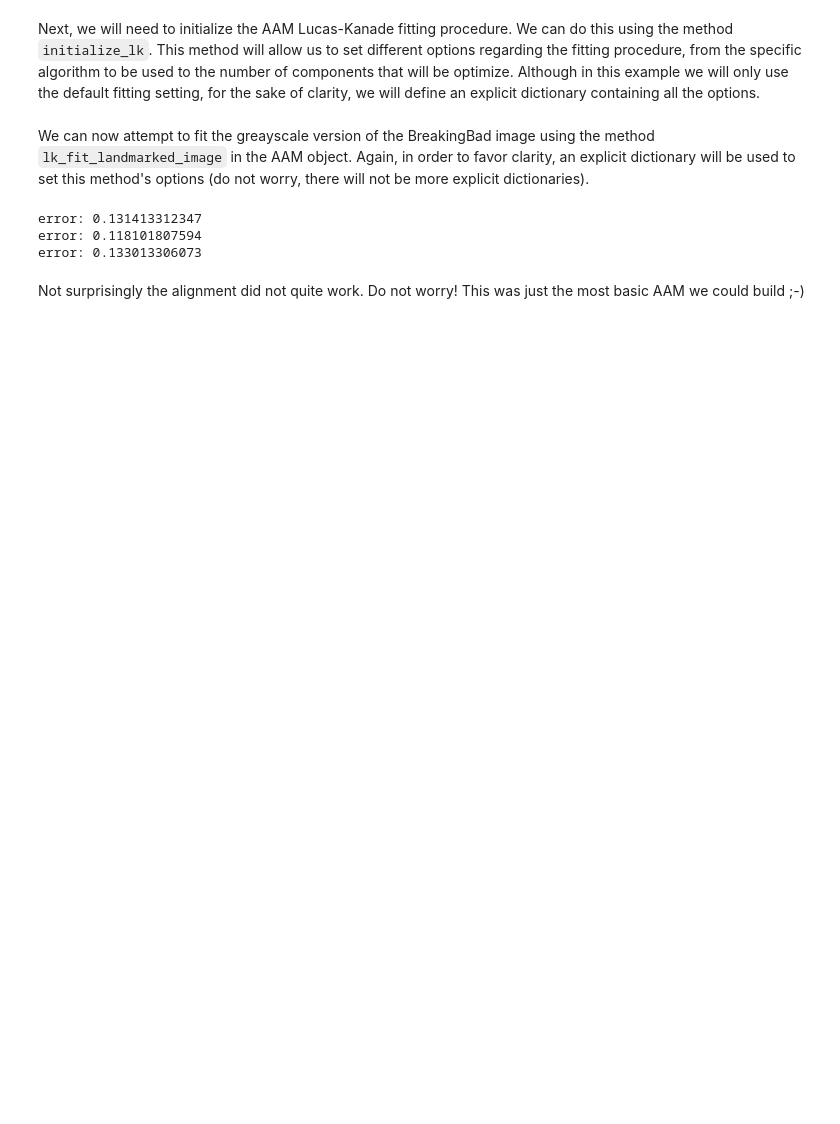
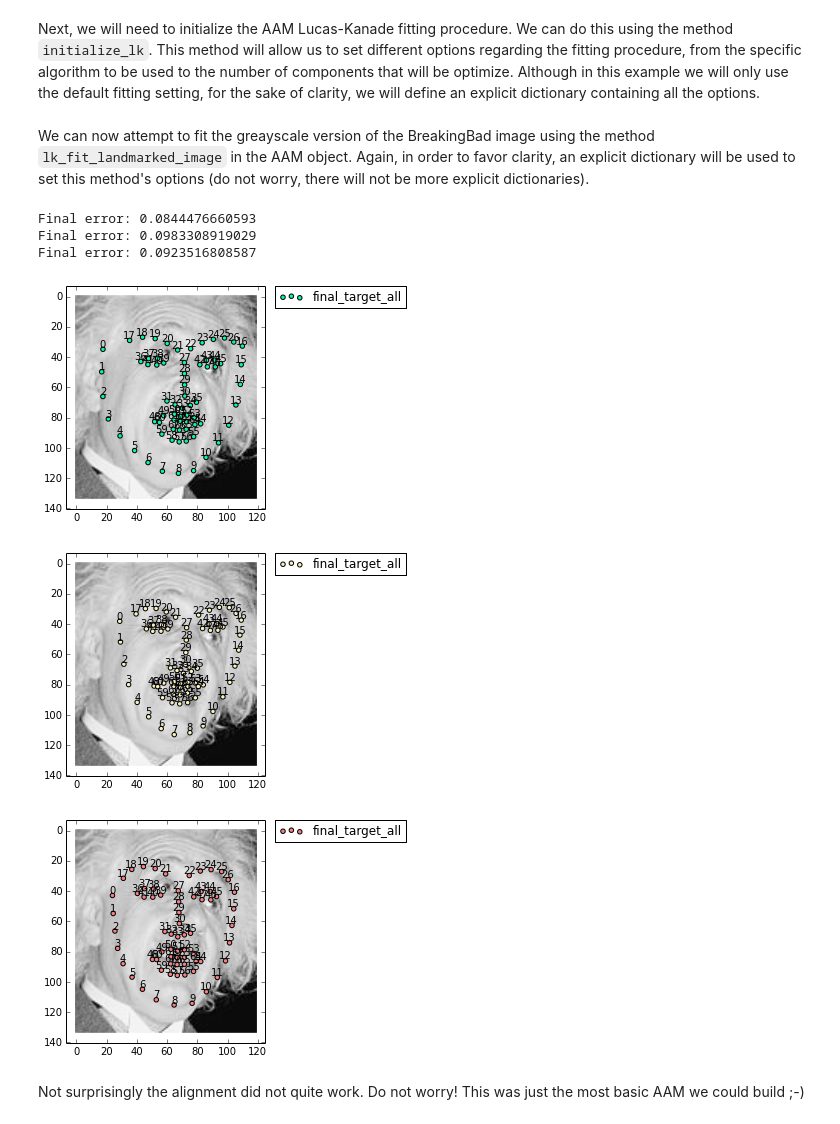
Before and after one commit to jalabort/scrap2, a Jupyter notebook: notebooks/pybug.aam - AAMs.ipynb, the cells around one changed output. Saved outputs shown, nothing was run; the diff lists cells and outputs as text; code cells hidden in the pictures; blank space fills up the shorter version.

```diff
--- a/notebooks/pybug.aam - AAMs.ipynb
+++ b/notebooks/pybug.aam - AAMs.ipynb
@@ -86,8 +85,8 @@ import numpy as np
 # always manually convert them to be real.
 # This issue should be solved before the PR
 # goes through.
-aam.shape_model_pyramid[0]._components = np.real(aam.shape_model_pyramid[0]._components)
-aam.shape_model_pyramid[0]._eigenvalues = np.real(aam.shape_model_pyramid[0]._eigenvalues)
+aam.shape_model_list[0]._components = np.real(aam.shape_model_list[0]._components)
+aam.shape_model_list[0]._eigenvalues = np.real(aam.shape_model_list[0]._eigenvalues)
 # %%
 %matplotlib inline
 # random instance
@@ -169,20 +169,22 @@ We can now attempt to fit the greayscale version of the BreakingBad image using
 # %%
 fitting_options = {'group': 'PTS',
                    'label': 'all',
                    'runs': 3,
-                   'noise_std': 0.01,
-                   'max_iters': 60,
+                   'noise_std': 0.02,
+                   'max_iters': 30,
                    'rotation': False,
                    'verbose': True,
                    'view': True}
 
 # fit test images
-fitting_list = aam.lk_fit_landmarked_image(
-    breakingbad, **fitting_options)
+fitting_list = aam_lk_fitter.fit_landmarked_image(breakingbad, **fitting_options)
 # %% [output]
-error: 0.131413312347
-error: 0.118101807594
-error: 0.133013306073
+Final error: 0.0844476660593
+Final error: 0.0983308919029
+Final error: 0.0923516808587
+[figure, added]
+[figure, added]
+[figure, added]
 # %% [markdown]
 Not surprisingly the alignment did not quite work. Do not worry! This was just the most basic AAM we could build ;-)
 # %%
```
Also changed, not shown: parts of 23 cells of this notebook, 2 other files.
